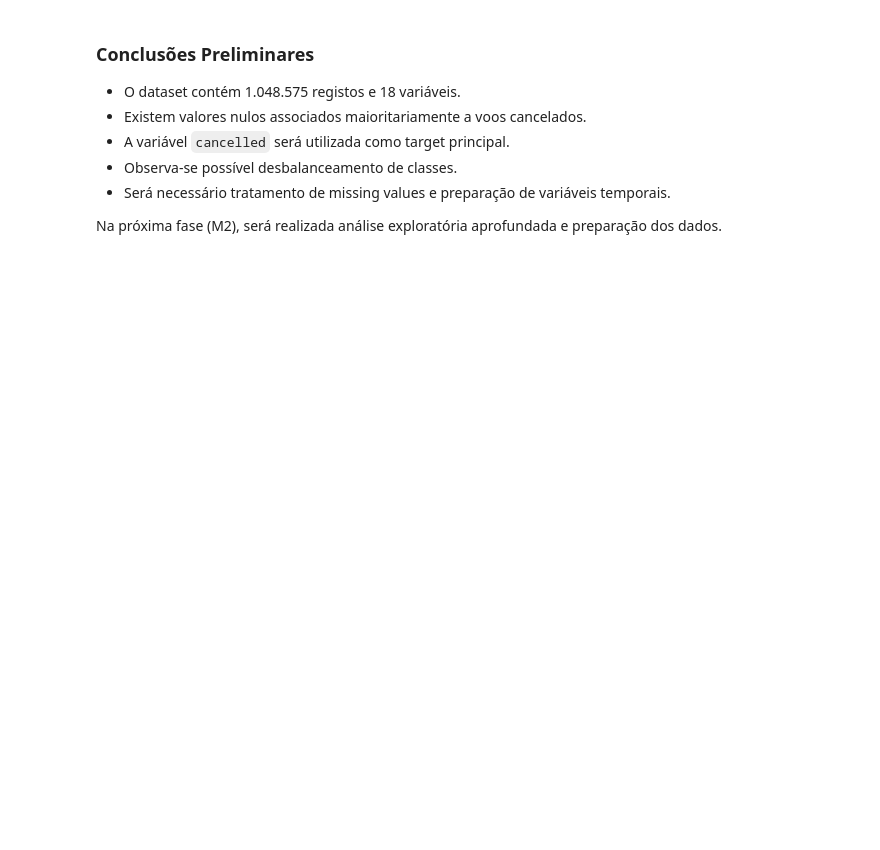
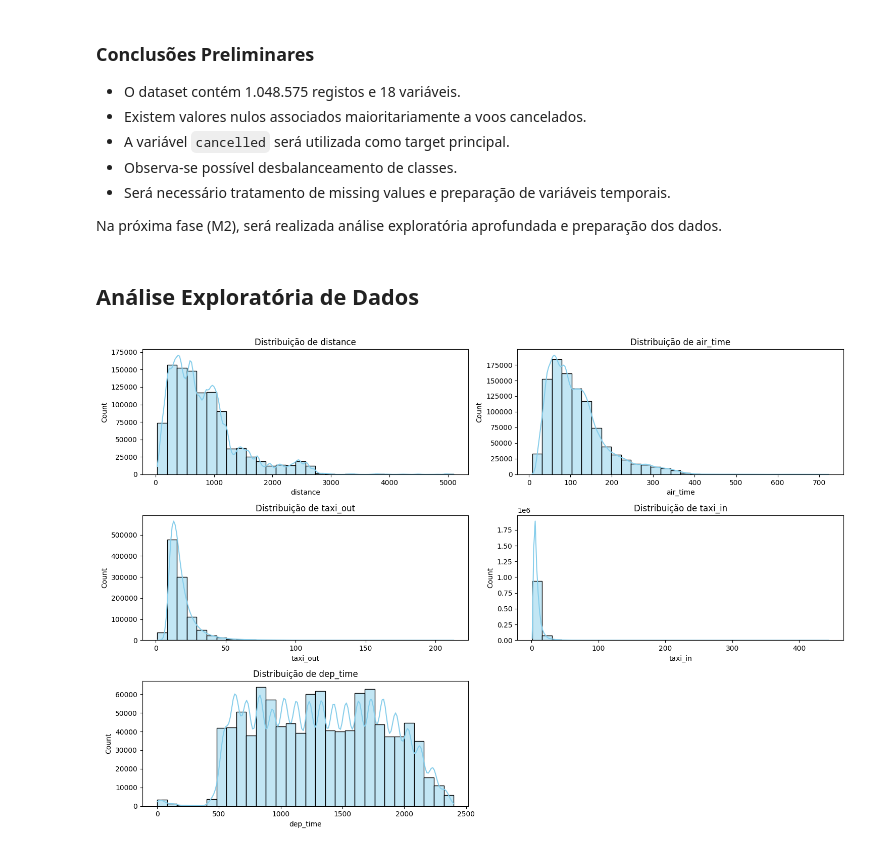
Before and after one commit to rodrigoramooos/previsao-atrasos-voos, a Jupyter notebook: notebooks/1.0_eda_limpeza.ipynb, the cells around one changed output. Saved outputs shown, nothing was run; the diff lists cells and outputs as text; code cells hidden in the pictures; blank space fills up the shorter version.

```diff
--- a/notebooks/1.0_eda_limpeza.ipynb
+++ b/notebooks/1.0_eda_limpeza.ipynb
@@ -142,0 +147,7 @@ df[['fl_date', 'flight_month', 'flight_weekday']].head()
+# %%
+cat_cols = ["origin", "origin_city_name", "origin_state_nm"]
+
+for col in cat_cols:
+    df[col] = df[col].astype("category")
+
+df.info()
@@ -150,3 +179,18 @@ df[['fl_date', 'flight_month', 'flight_weekday']].head()
 - Será necessário tratamento de missing values e preparação de variáveis temporais.
 
 Na próxima fase (M2), será realizada análise exploratória aprofundada e preparação dos dados.
+# %% [markdown]
+## Análise Exploratória de Dados
+# %%
+cols = ['distance', 'air_time', 'taxi_out', 'taxi_in', 'dep_time']
+
+plt.figure(figsize=(15, 10))
+for i, col in enumerate(cols, 1):
+    plt.subplot(3, 2, i)
+    sns.histplot(df[col].dropna(), bins=30, kde=True, color='skyblue')
+    plt.title(f'Distribuição de {col}')
+    plt.tight_layout()
+
+plt.show()
+# %% [output]
+[figure, added]
```
Also changed, not shown: parts of 19 cells of this notebook.
